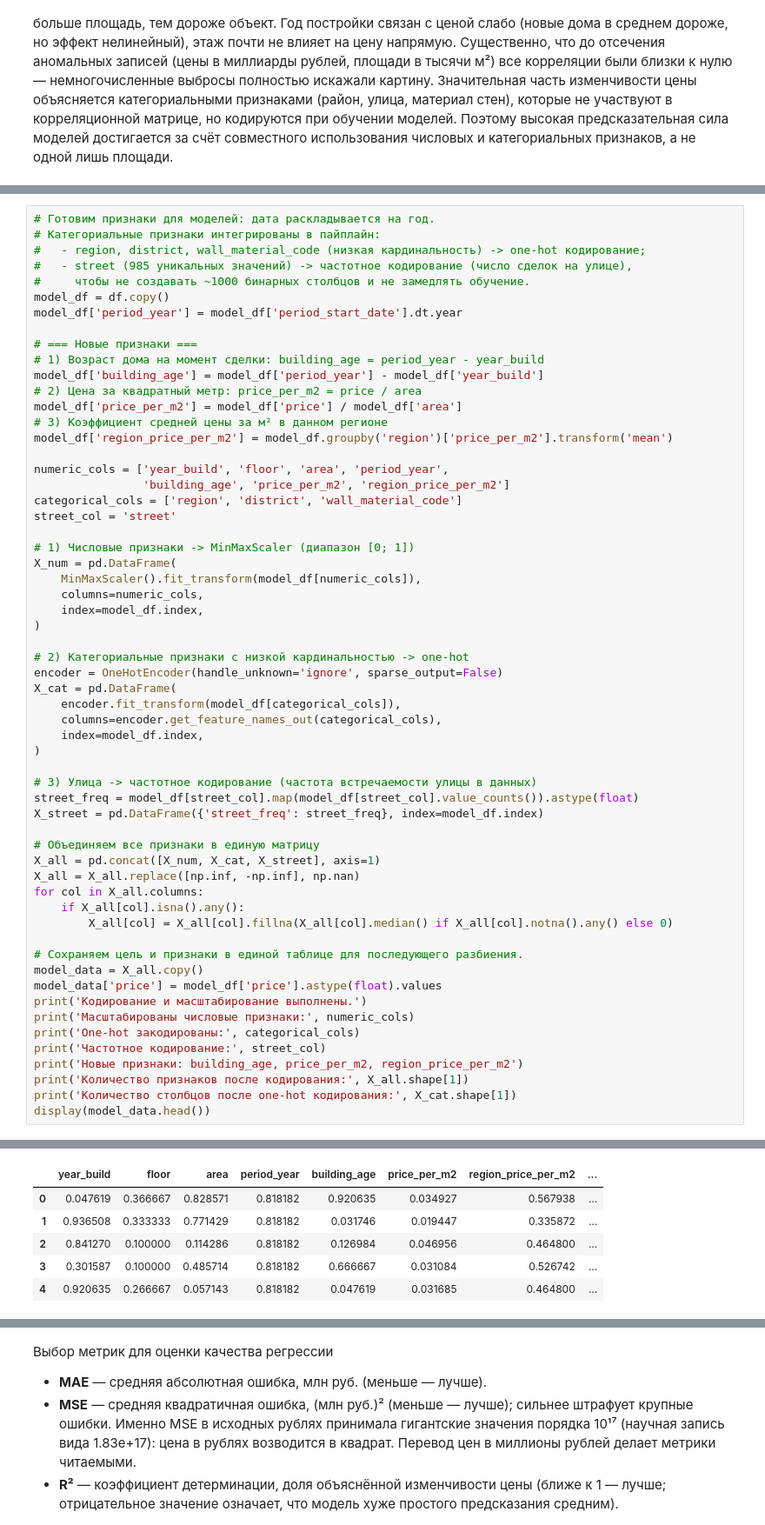
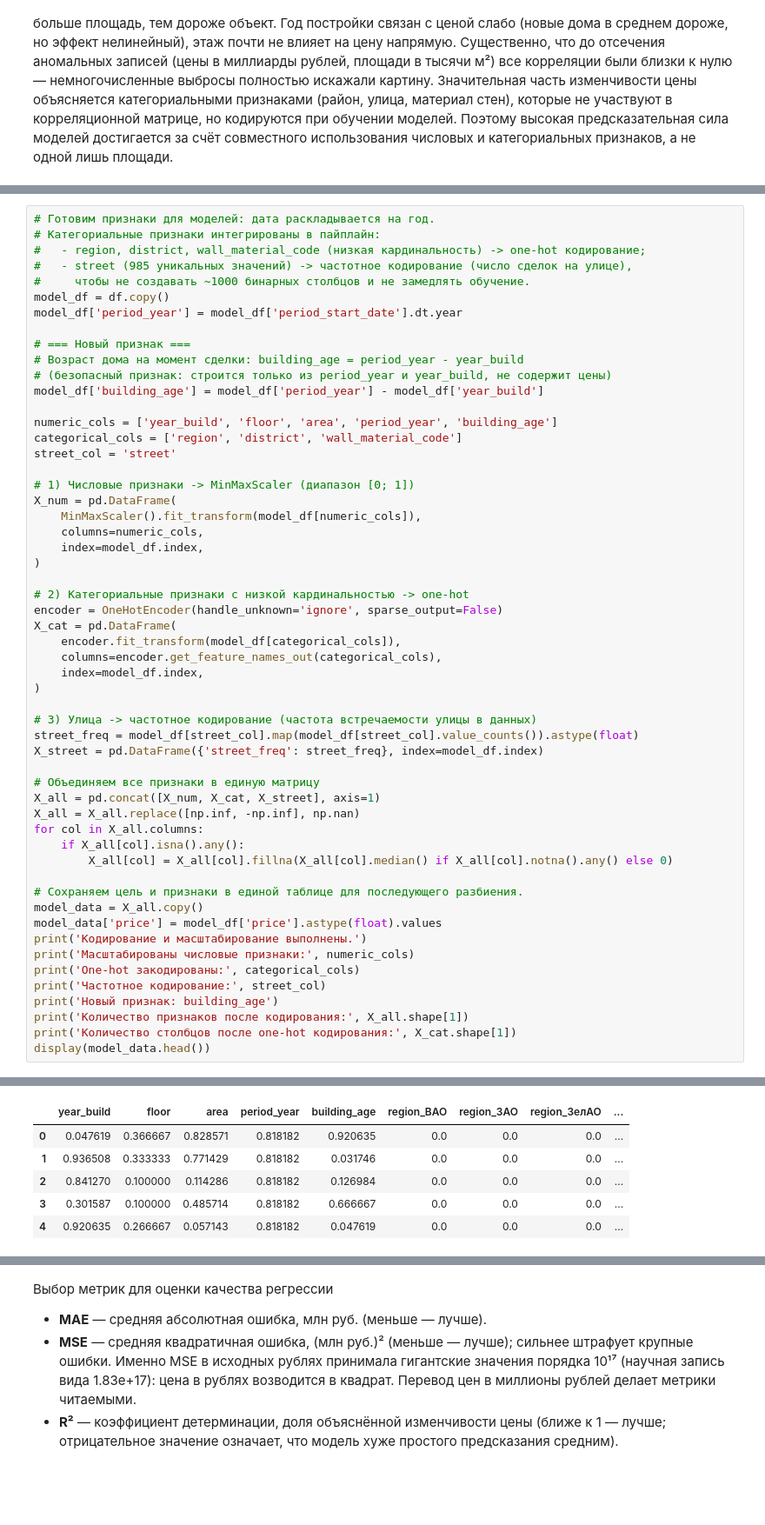
Before and after one commit to o-Anna-o/Prognosis_system, a Jupyter notebook: Prognosis_system.ipynb, the cells around one changed output, grey strips where cells are left out. Shown at 87% size. Saved outputs shown, nothing was run; the diff lists cells and outputs as text; blank space fills up the shorter version.

```diff
--- a/Prognosis_system.ipynb
+++ b/Prognosis_system.ipynb
@@ -467,16 +465,12 @@ display(Markdown('\n'.join(lines)))
 model_df = df.copy()
 model_df['period_year'] = model_df['period_start_date'].dt.year
 
-# === Новые признаки ===
-# 1) Возраст дома на момент сделки: building_age = period_year - year_build
+# === Новый признак ===
+# Возраст дома на момент сделки: building_age = period_year - year_build
+# (безопасный признак: строится только из period_year и year_build, не содержит цены)
 model_df['building_age'] = model_df['period_year'] - model_df['year_build']
-# 2) Цена за квадратный метр: price_per_m2 = price / area
-model_df['price_per_m2'] = model_df['price'] / model_df['area']
-# 3) Коэффициент средней цены за м² в данном регионе
-model_df['region_price_per_m2'] = model_df.groupby('region')['price_per_m2'].transform('mean')
 
-numeric_cols = ['year_build', 'floor', 'area', 'period_year',
-                'building_age', 'price_per_m2', 'region_price_per_m2']
+numeric_cols = ['year_build', 'floor', 'area', 'period_year', 'building_age']
 categorical_cols = ['region', 'district', 'wall_material_code']
 street_col = 'street'
 
@@ -513,7 +507,7 @@ print('Кодирование и масштабирование выполнен
 print('Масштабированы числовые признаки:', numeric_cols)
 print('One-hot закодированы:', categorical_cols)
 print('Частотное кодирование:', street_col)
-print('Новые признаки: building_age, price_per_m2, region_price_per_m2')
+print('Новый признак: building_age')
 print('Количество признаков после кодирования:', X_all.shape[1])
 print('Количество столбцов после one-hot кодирования:', X_cat.shape[1])
 display(model_data.head())
@@ -527,10 +521,10 @@ One-hot закодированы: ['region', 'district', 'wall_material_code']
 Количество столбцов после one-hot кодирования: 213
-|  | year_build | floor | area | period_year | building_age | price_per_m2 | region_price_per_m2 | ... |
-| 0 | 0.047619 | 0.366667 | 0.828571 | 0.818182 | 0.920635 | 0.034927 | 0.567938 | ... |
-| 1 | 0.936508 | 0.333333 | 0.771429 | 0.818182 | 0.031746 | 0.019447 | 0.335872 | ... |
-| 2 | 0.841270 | 0.100000 | 0.114286 | 0.818182 | 0.126984 | 0.046956 | 0.464800 | ... |
-| 3 | 0.301587 | 0.100000 | 0.485714 | 0.818182 | 0.666667 | 0.031084 | 0.526742 | ... |
-| 4 | 0.920635 | 0.266667 | 0.057143 | 0.818182 | 0.047619 | 0.031685 | 0.464800 | ... |
+|  | year_build | floor | area | period_year | building_age | region_ВАО | region_ЗАО | region_ЗелАО | ... |
+| 0 | 0.047619 | 0.366667 | 0.828571 | 0.818182 | 0.920635 | 0.0 | 0.0 | 0.0 | ... |
+| 1 | 0.936508 | 0.333333 | 0.771429 | 0.818182 | 0.031746 | 0.0 | 0.0 | 0.0 | ... |
+| 2 | 0.841270 | 0.100000 | 0.114286 | 0.818182 | 0.126984 | 0.0 | 0.0 | 0.0 | ... |
+| 3 | 0.301587 | 0.100000 | 0.485714 | 0.818182 | 0.666667 | 0.0 | 0.0 | 0.0 | ... |
+| 4 | 0.920635 | 0.266667 | 0.057143 | 0.818182 | 0.047619 | 0.0 | 0.0 | 0.0 | ... |
 # %% [markdown]
 ### Новые признаки
 
```
Also changed, not shown: parts of 16 cells of this notebook.
